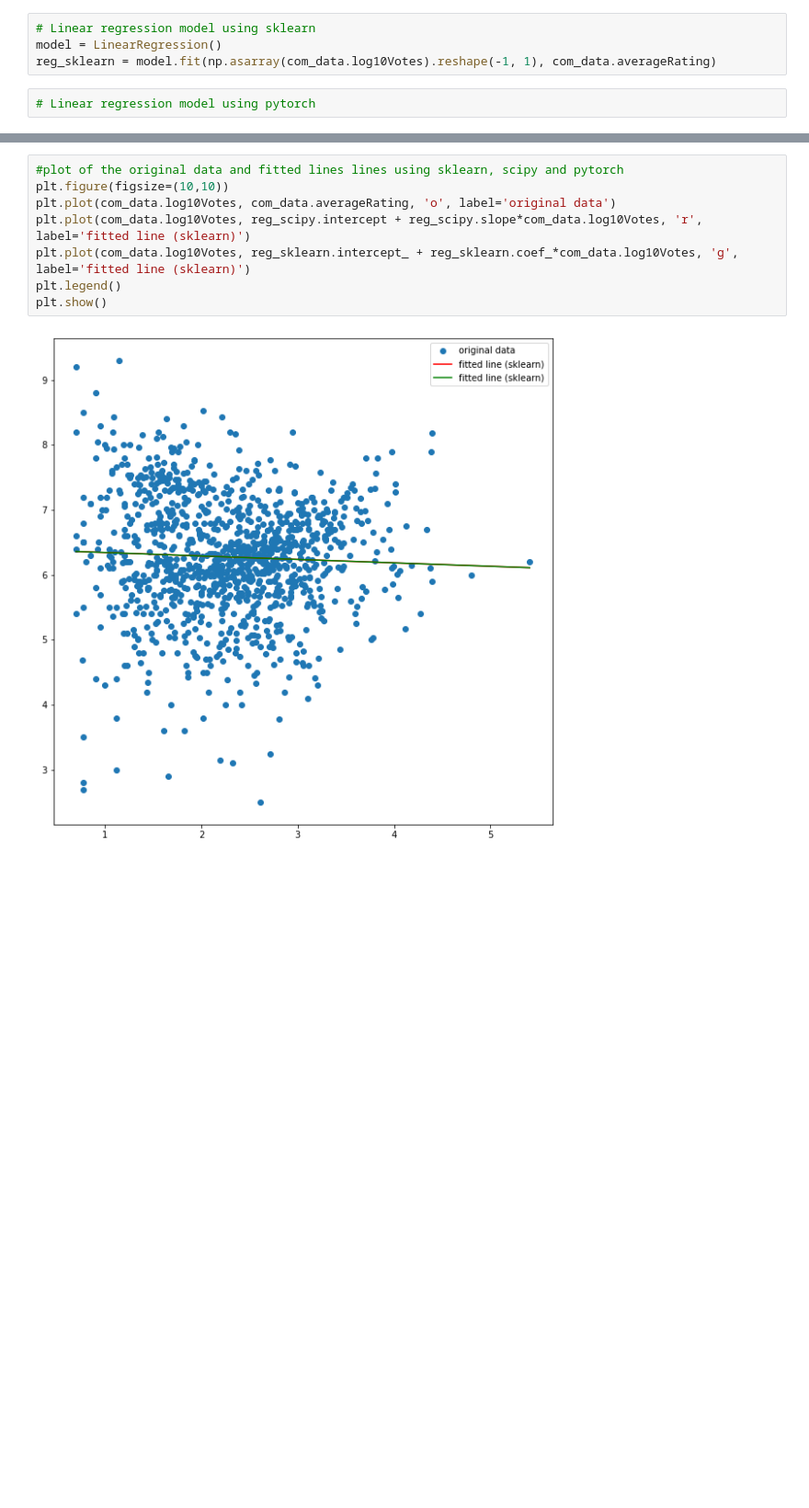
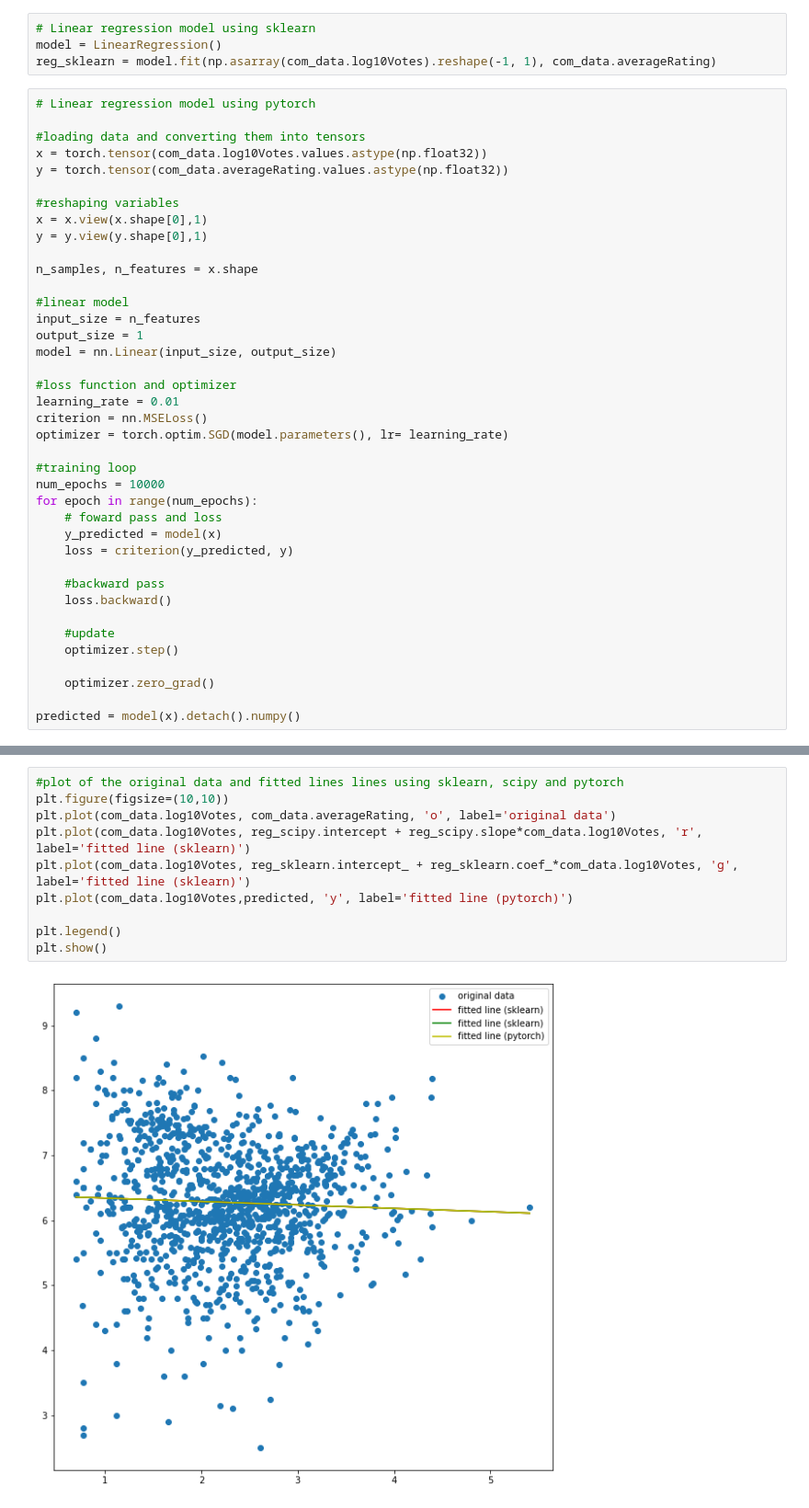
Before and after one commit to Sekyereamp1/DSI-Assignment, a Jupyter notebook: DSI_Assignment.ipynb, the cells around one changed output, grey strips where cells are left out. Shown: that part at 92% size. Drawn from its saved outputs; the diff is of its cells as text; blank space fills up the shorter version.

```diff
--- a/DSI_Assignment.ipynb
+++ b/DSI_Assignment.ipynb
@@ -319,3 +328,40 @@ model = LinearRegression()
 reg_sklearn = model.fit(np.asarray(com_data.log10Votes).reshape(-1, 1), com_data.averageRating)
 # %%
 # Linear regression model using pytorch
+
+#loading data and converting them into tensors
+x = torch.tensor(com_data.log10Votes.values.astype(np.float32))
+y = torch.tensor(com_data.averageRating.values.astype(np.float32))
+
+#reshaping variables
+x = x.view(x.shape[0],1)
+y = y.view(y.shape[0],1)
+
+n_samples, n_features = x.shape
+
+#linear model
+input_size = n_features
+output_size = 1
+model = nn.Linear(input_size, output_size)
+
+#loss function and optimizer
+learning_rate = 0.01
+criterion = nn.MSELoss()
+optimizer = torch.optim.SGD(model.parameters(), lr= learning_rate)
+
+#training loop
+num_epochs = 10000
+for epoch in range(num_epochs):
+    # foward pass and loss
+    y_predicted = model(x)
+    loss = criterion(y_predicted, y)
+
+    #backward pass
+    loss.backward()
+
+    #update
+    optimizer.step()
+
+    optimizer.zero_grad()
+
+predicted = model(x).detach().numpy()
@@ -322,10 +378,12 @@ reg_sklearn = model.fit(np.asarray(com_data.log10Votes).reshape(-1, 1), com_data
 # %%
 #plot of the original data and fitted lines lines using sklearn, scipy and pytorch
 plt.figure(figsize=(10,10))
 plt.plot(com_data.log10Votes, com_data.averageRating, 'o', label='original data')
 plt.plot(com_data.log10Votes, reg_scipy.intercept + reg_scipy.slope*com_data.log10Votes, 'r', label='fitted line (sklearn)')
 plt.plot(com_data.log10Votes, reg_sklearn.intercept_ + reg_sklearn.coef_*com_data.log10Votes, 'g', label='fitted line (sklearn)')
+plt.plot(com_data.log10Votes,predicted, 'y', label='fitted line (pytorch)')
+
 plt.legend()
 plt.show()
 # %% [output]
-[figure, old version]
+[figure, new version]
```
Also changed, not shown: parts of 8 cells of this notebook.
